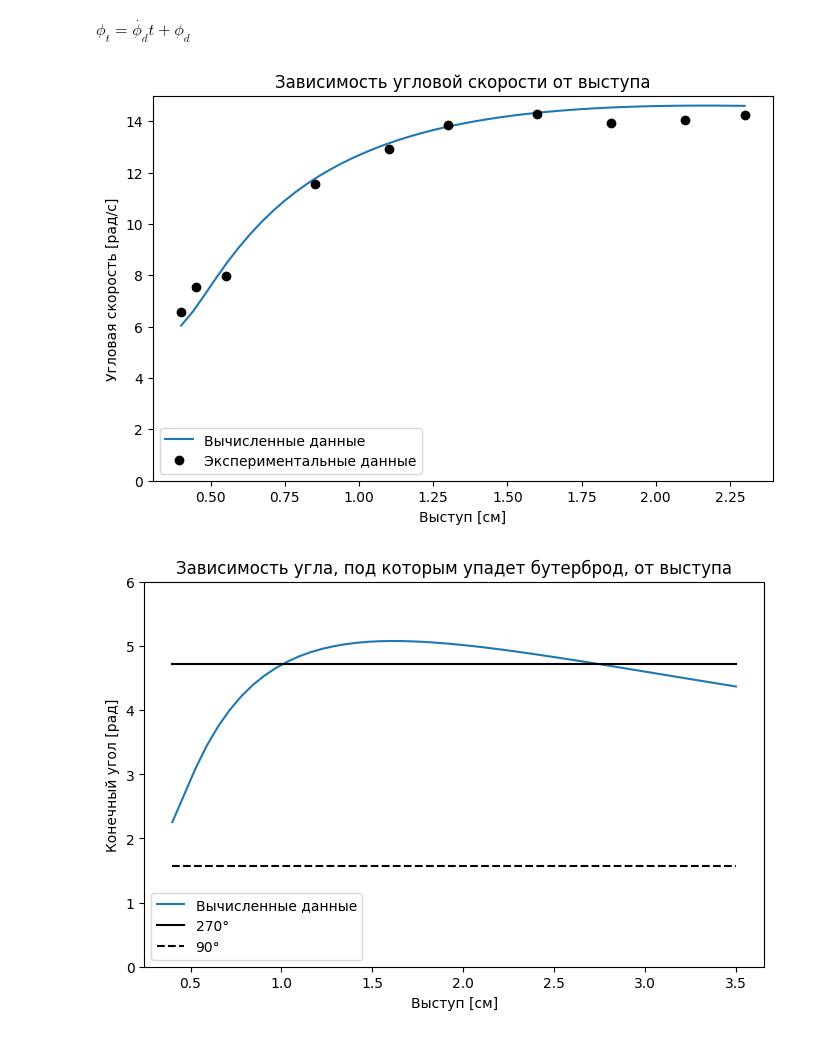
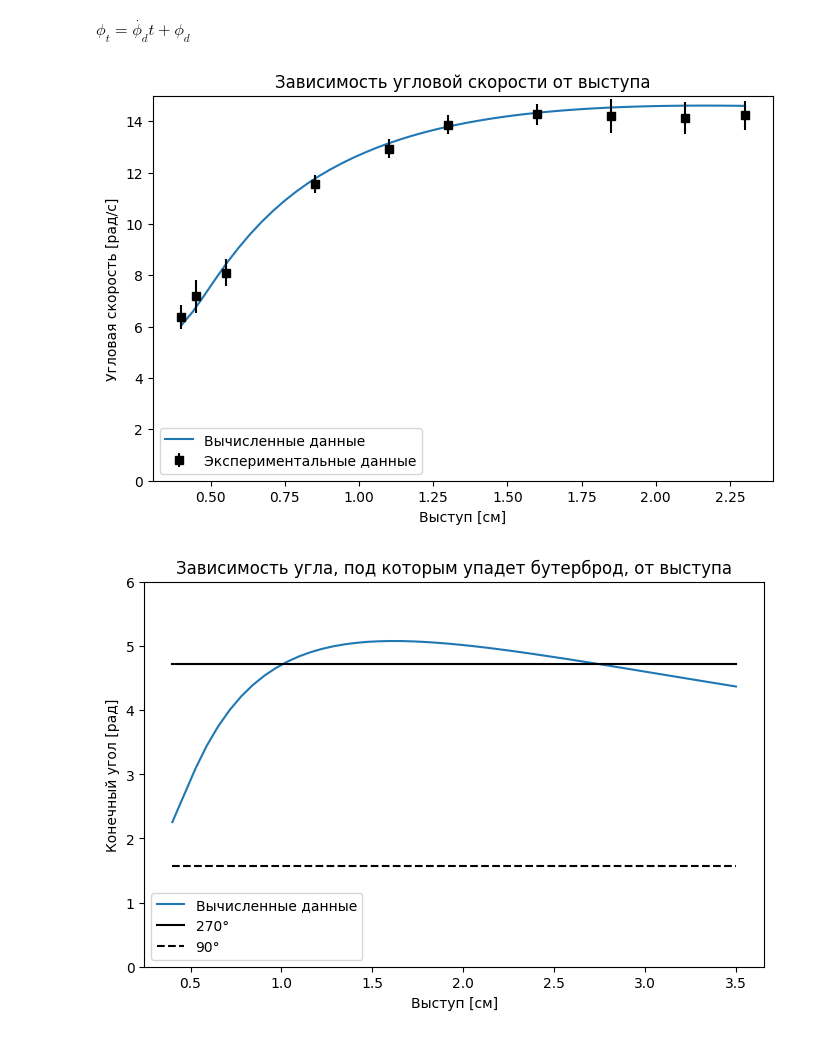
Before and after one commit to PeachMood/tumbling-toast-model, a Jupyter notebook: Tumbling toast model.ipynb, the cells around one changed output. Saved outputs shown, nothing was run; the diff lists cells and outputs as text; code cells hidden in the pictures.

```diff
--- a/Tumbling toast model.ipynb
+++ b/Tumbling toast model.ipynb
@@ -256,31 +256,33 @@ class Toast:
 # %%
 ## Сравнение с экспериментальными данными
 # Угловая скорость
 lenght = 0.102
 height = 0.76
 overhang = 0.1
 
 calc_ds = np.linspace(0.4, 2.3)
 calc_dphis = []
 
 for d in calc_ds:
     toast = Toast()
     toast.tumble(lenght, height, d / 100)
     calc_dphis.append(m.sqrt(toast.dphi(toast.phid)))
 
 exp_ds = [0.4, 0.45, 0.55, 0.85, 1.1, 1.3, 1.6, 1.85, 2.1, 2.3]
-exp_dphis = [6.59, 7.54, 7.97, 11.56, 12.94, 13.87, 14.28, 13.94, 14.04, 14.23]
+exp_dphis = [6.38, 7.18, 8.11, 11.56, 12.94, 13.87, 14.28, 14.21, 14.14, 14.23]
+exp_err = [0.46, 0.64, 0.53, 0.36, 0.37, 0.37, 0.41, 0.67, 0.62, 0.55]
 
 plt.figure(figsize=(8, 5))
-plt.plot(calc_ds, calc_dphis, exp_ds, exp_dphis, 'ok')
+plt.plot(calc_ds, calc_dphis)
+plt.errorbar(exp_ds, exp_dphis, fmt='sk', yerr=exp_err)
 plt.title('Зависимость угловой скорости от выступа')
 plt.legend(['Вычисленные данные', 'Экспериментальные данные'])
 plt.ylabel('Угловая скорость [рад/с]')
 plt.xlabel('Выступ [см]')
 plt.ylim([0, 15])
 plt.show()
 # %% [output]
-[figure, old version]
+[figure, new version]
 # %%
 ## Сравнение с экспериментальными данными
 # Угол, под которым упадет бутерброд
```
Also changed, not shown: parts of 2 cells of this notebook.
